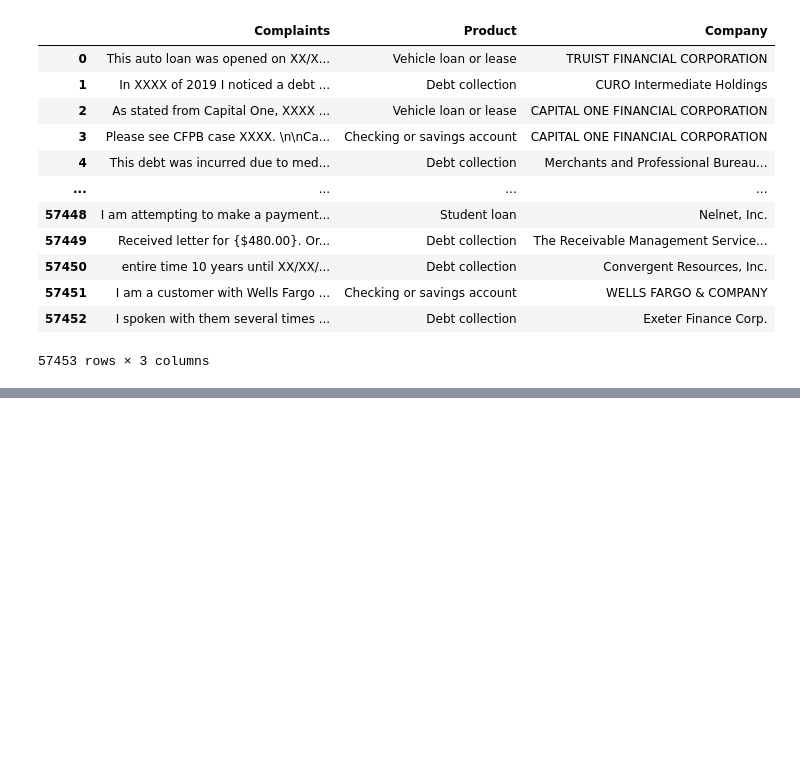
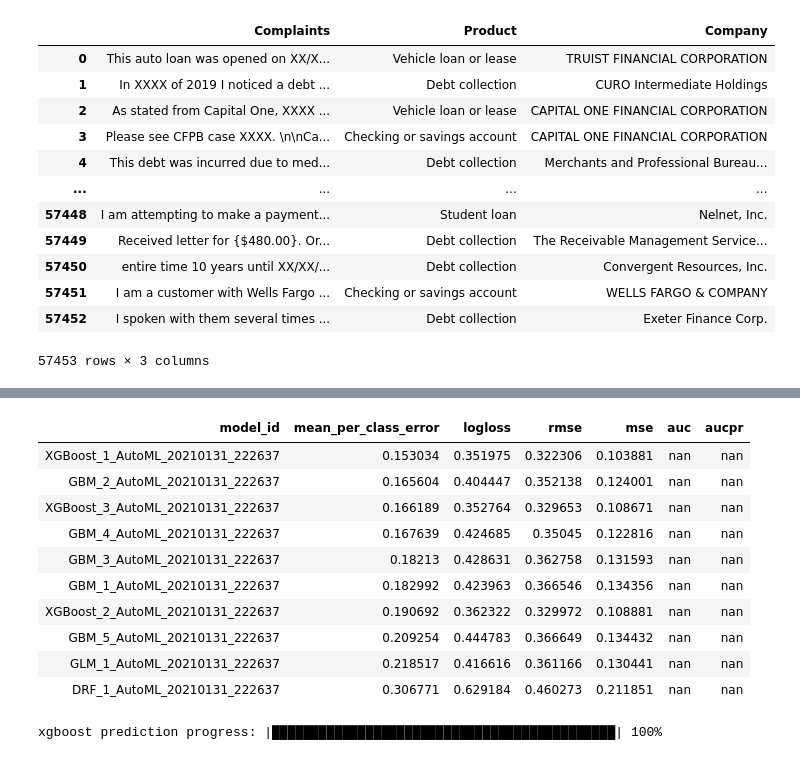
Before and after one commit to ishaterdal/Text-Classification-using-TFIDF, a Jupyter notebook: Text_Classification_using_TFIDF.ipynb, the cells around one changed output, grey strips where cells are left out. Cells and saved outputs as stored; diff of their text form; code cells hidden in the pictures; blank space fills up the shorter version.

```diff
--- a/Text_Classification_using_TFIDF.ipynb
+++ b/Text_Classification_using_TFIDF.ipynb
@@ -150,0 +299,3 @@ target={'Debt Collection':0}
+# %%
+h2o_train_df['target'] = h2o_train_df['target'].asfactor()
+h2o_test_df['target'] = h2o_test_df['target'].asfactor()
@@ -150,0 +327,18 @@ target={'Debt Collection':0}
+# %%
+aml.leaderboard
+# %% [output]
+| model_id | mean_per_class_error | logloss | rmse | mse | auc | aucpr |
+| XGBoost_1_AutoML_20210131_222637 | 0.153034 | 0.351975 | 0.322306 | 0.103881 | nan | nan |
+| GBM_2_AutoML_20210131_222637 | 0.165604 | 0.404447 | 0.352138 | 0.124001 | nan | nan |
+| XGBoost_3_AutoML_20210131_222637 | 0.166189 | 0.352764 | 0.329653 | 0.108671 | nan | nan |
+| GBM_4_AutoML_20210131_222637 | 0.167639 | 0.424685 | 0.35045 | 0.122816 | nan | nan |
+| GBM_3_AutoML_20210131_222637 | 0.18213 | 0.428631 | 0.362758 | 0.131593 | nan | nan |
+| GBM_1_AutoML_20210131_222637 | 0.182992 | 0.423963 | 0.366546 | 0.134356 | nan | nan |
+| XGBoost_2_AutoML_20210131_222637 | 0.190692 | 0.362322 | 0.329972 | 0.108881 | nan | nan |
+| GBM_5_AutoML_20210131_222637 | 0.209254 | 0.444783 | 0.366649 | 0.134432 | nan | nan |
+| GLM_1_AutoML_20210131_222637 | 0.218517 | 0.416616 | 0.361166 | 0.130441 | nan | nan |
+| DRF_1_AutoML_20210131_222637 | 0.306771 | 0.629184 | 0.460273 | 0.211851 | nan | nan |
+# %%
+pred = aml.leader.predict(h2o_test_df)
+# %% [output]
+xgboost prediction progress: |████████████████████████████████████████████| 100%
```
Also changed, not shown: parts of 46 cells of this notebook.
